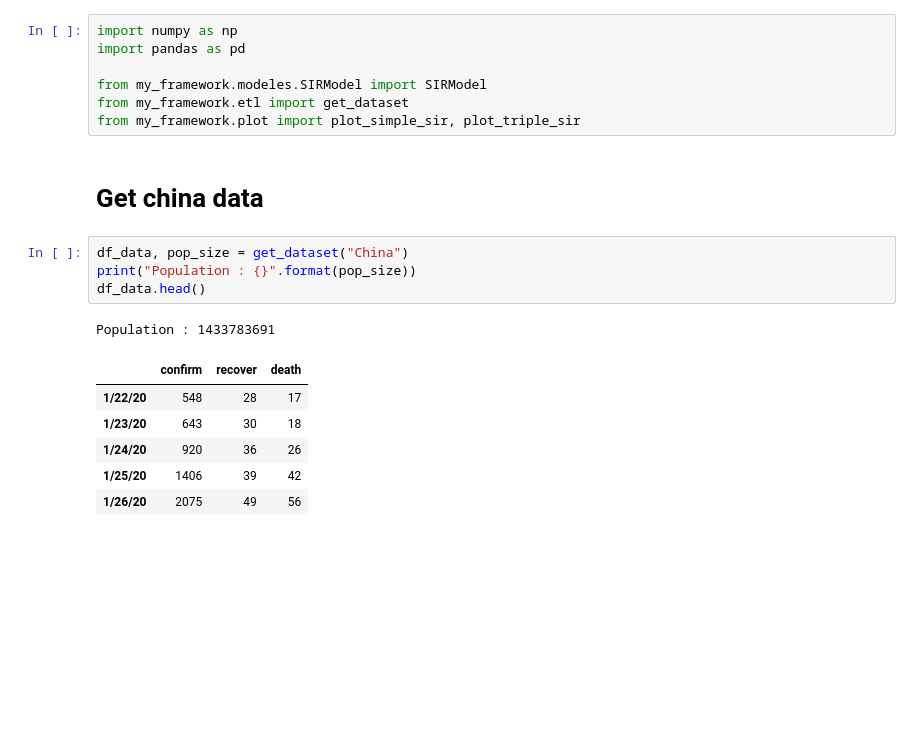
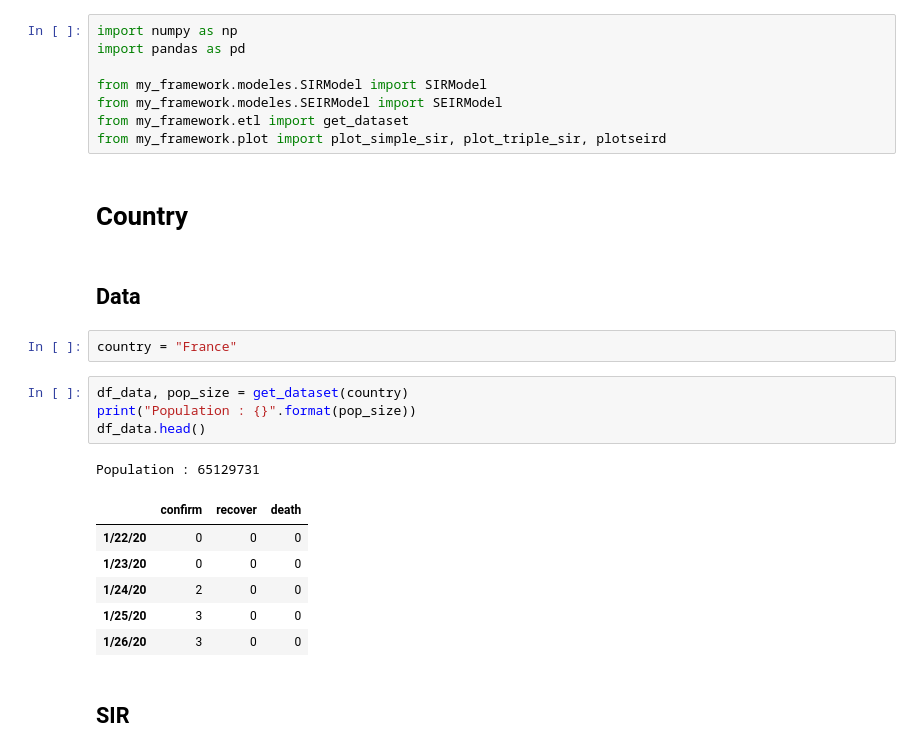
Before and after one commit to El-Tatane/chope_pas_le_covid, a Jupyter notebook: notebooks/SIR China.ipynb, the cells around one changed output. Saved outputs shown, nothing was run; the diff lists cells and outputs as text; blank space fills up the shorter version.

```diff
--- a/notebooks/SIR China.ipynb
+++ b/notebooks/SIR China.ipynb
@@ -3,22 +3,29 @@ import numpy as np
 import pandas as pd
 
 from my_framework.modeles.SIRModel import SIRModel
+from my_framework.modeles.SEIRModel import SEIRModel
 from my_framework.etl import get_dataset
-from my_framework.plot import plot_simple_sir, plot_triple_sir
+from my_framework.plot import plot_simple_sir, plot_triple_sir, plotseird
-# %% [markdown]
-# Get china data
+# %% [markdown]
+# Country
+# %% [markdown]
+## Data
+# %%
+country = "France"
 # %%
-df_data, pop_size = get_dataset("China")
+df_data, pop_size = get_dataset(country)
 print("Population : {}".format(pop_size))
 df_data.head()
 # %% [output]
-Population : 1433783691
+Population : 65129731
 |  | confirm | recover | death |
-| 1/22/20 | 548 | 28 | 17 |
-| 1/23/20 | 643 | 30 | 18 |
-| 1/24/20 | 920 | 36 | 26 |
-| 1/25/20 | 1406 | 39 | 42 |
-| 1/26/20 | 2075 | 49 | 56 |
+| 1/22/20 | 0 | 0 | 0 |
+| 1/23/20 | 0 | 0 | 0 |
+| 1/24/20 | 2 | 0 | 0 |
+| 1/25/20 | 3 | 0 | 0 |
+| 1/26/20 | 3 | 0 | 0 |
+# %% [markdown]
+## SIR
 # %%
 t = np.linspace(0, 250, 250)
 
```
Also changed, not shown: parts of 4 cells of this notebook, 4 other files.
